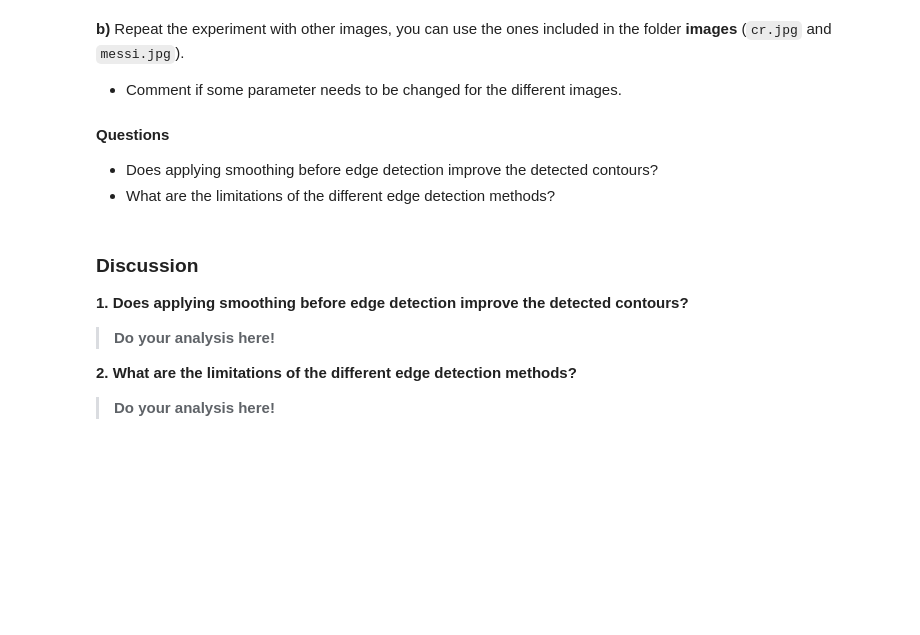
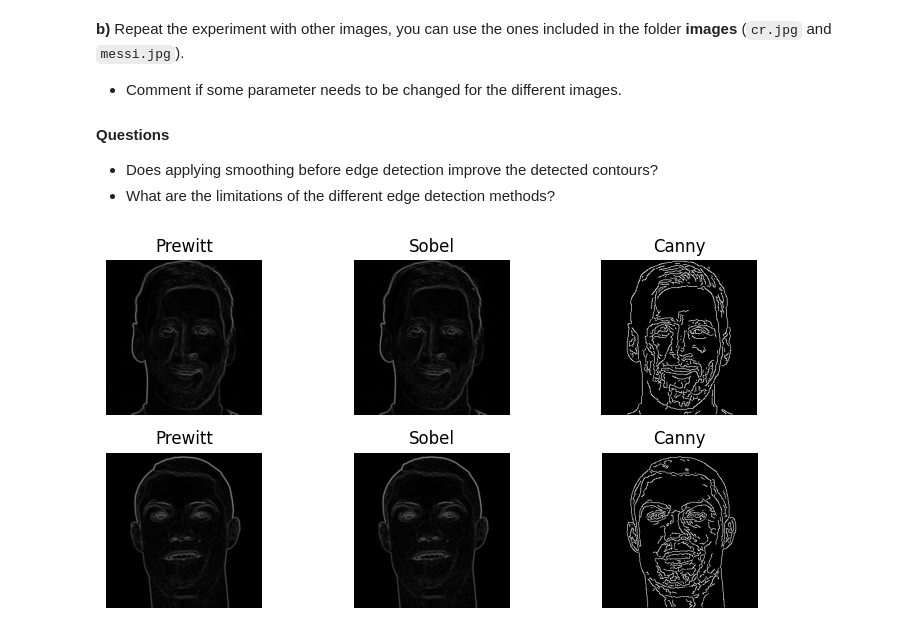
Before and after one commit to TonMartin777/Artificial-Vision, a Jupyter notebook: P2/p2_material/2026_ComputerVision_P2_Ton.ipynb, the cells around one changed output. Drawn from its saved outputs; the diff is of its cells as text; code cells hidden in the pictures; blank space fills up the shorter version.

```diff
--- a/P2/p2_material/2026_ComputerVision_P2_Ton.ipynb
+++ b/P2/p2_material/2026_ComputerVision_P2_Ton.ipynb
@@ -582,10 +631,37 @@ from skimage.filters import sobel, prewitt
-# %% [markdown]
-### Discussion
-
-**1. Does applying smoothing before edge detection improve the detected contours?**
-
-> **Do your analysis here!**
-
-**2. What are the limitations of the different edge detection methods?**
-
-> **Do your analysis here!**
+# %%
+messi = mpimg.imread("images_notebook/messi.jpg")
+messi = rgb2gray(messi)
+
+cr = mpimg.imread("images_notebook/cr.jpg")
+cr = rgb2gray(cr)
+
+fig, axes = plt.subplots(2, 3, figsize=(8, 4))
+
+axes[0,0].imshow(prewitt(messi), cmap='gray', vmin=0, vmax=1)
+axes[0,0].set_title('Prewitt')
+axes[0,0].axis('off')
+
+axes[0,1].imshow(sobel(messi), cmap='gray', vmin=0, vmax=1)
+axes[0,1].set_title('Sobel')
+axes[0,1].axis('off')
+
+axes[0,2].imshow(canny(messi), cmap='gray', vmin=0, vmax=1)
+axes[0,2].set_title('Canny')
+axes[0,2].axis('off')
+
+axes[1,0].imshow(prewitt(cr), cmap='gray', vmin=0, vmax=1)
+axes[1,0].set_title('Prewitt')
+axes[1,0].axis('off')
+
+axes[1,1].imshow(sobel(cr), cmap='gray', vmin=0, vmax=1)
+axes[1,1].set_title('Sobel')
+axes[1,1].axis('off')
+
+axes[1,2].imshow(canny(cr), cmap='gray', vmin=0, vmax=1)
+axes[1,2].set_title('Canny')
+axes[1,2].axis('off')
+
+plt.tight_layout()
+plt.show()
+# %% [output]
+[figure, added]
```
Also changed, not shown: parts of 15 cells of this notebook.
